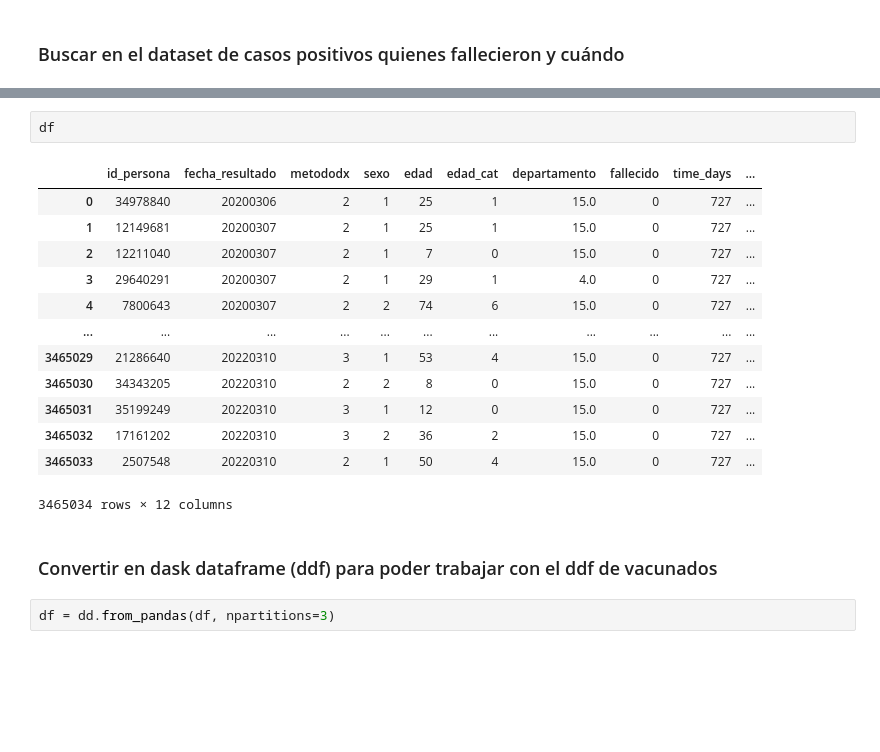
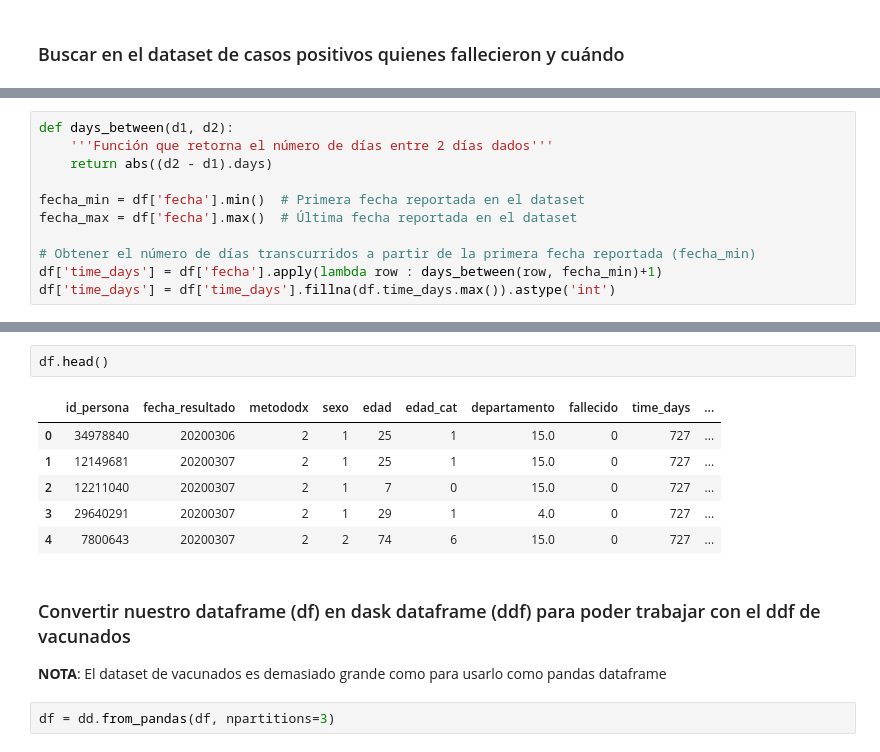
Before and after one commit to xxotto/covid19-Peru, a Jupyter notebook: Notebooks/3_DataFiltering.ipynb, the cells around one changed output, grey strips where cells are left out. Cells and saved outputs as stored; diff of their text form; blank space fills up the shorter version.

```diff
--- a/Notebooks/3_DataFiltering.ipynb
+++ b/Notebooks/3_DataFiltering.ipynb
@@ -175,0 +219,11 @@ df
+# %%
+def days_between(d1, d2):
+    '''Función que retorna el número de días entre 2 días dados'''
+    return abs((d2 - d1).days)
+
+fecha_min = df['fecha'].min()  # Primera fecha reportada en el dataset
+fecha_max = df['fecha'].max()  # Última fecha reportada en el dataset
+
+# Obtener el número de días transcurridos a partir de la primera fecha reportada (fecha_min)
+df['time_days'] = df['fecha'].apply(lambda row : days_between(row, fecha_min)+1)
+df['time_days'] = df['time_days'].fillna(df.time_days.max()).astype('int')
@@ -204,21 +248,16 @@ See the caveats in the documentation: https://pandas.pydata.org/pandas-docs/stab
 # %%
-df
+df.head()
 # %% [output]
 |  | id_persona | fecha_resultado | metododx | sexo | edad | edad_cat | departamento | fallecido | time_days | ... |
 | 0 | 34978840 | 20200306 | 2 | 1 | 25 | 1 | 15.0 | 0 | 727 | ... |
 | 1 | 12149681 | 20200307 | 2 | 1 | 25 | 1 | 15.0 | 0 | 727 | ... |
 | 2 | 12211040 | 20200307 | 2 | 1 | 7 | 0 | 15.0 | 0 | 727 | ... |
 | 3 | 29640291 | 20200307 | 2 | 1 | 29 | 1 | 4.0 | 0 | 727 | ... |
 | 4 | 7800643 | 20200307 | 2 | 2 | 74 | 6 | 15.0 | 0 | 727 | ... |
-| ... | ... | ... | ... | ... | ... | ... | ... | ... | ... | ... |
-| 3465029 | 21286640 | 20220310 | 3 | 1 | 53 | 4 | 15.0 | 0 | 727 | ... |
-| 3465030 | 34343205 | 20220310 | 2 | 2 | 8 | 0 | 15.0 | 0 | 727 | ... |
-| 3465031 | 35199249 | 20220310 | 3 | 1 | 12 | 0 | 15.0 | 0 | 727 | ... |
-| 3465032 | 17161202 | 20220310 | 3 | 2 | 36 | 2 | 15.0 | 0 | 727 | ... |
-| 3465033 | 2507548 | 20220310 | 2 | 1 | 50 | 4 | 15.0 | 0 | 727 | ... |
-3465034 rows × 12 columns
 # %% [markdown]
-### Convertir en dask dataframe (ddf) para poder trabajar con el ddf de vacunados
+### Convertir nuestro dataframe (df) en dask dataframe (ddf) para poder trabajar con el ddf de vacunados
+
+**NOTA**: El dataset de vacunados es demasiado grande como para usarlo como pandas dataframe
 # %%
 df = dd.from_pandas(df, npartitions=3)
 # %% [markdown]
```
Also changed, not shown: parts of 52 cells of this notebook, 4 other files.
